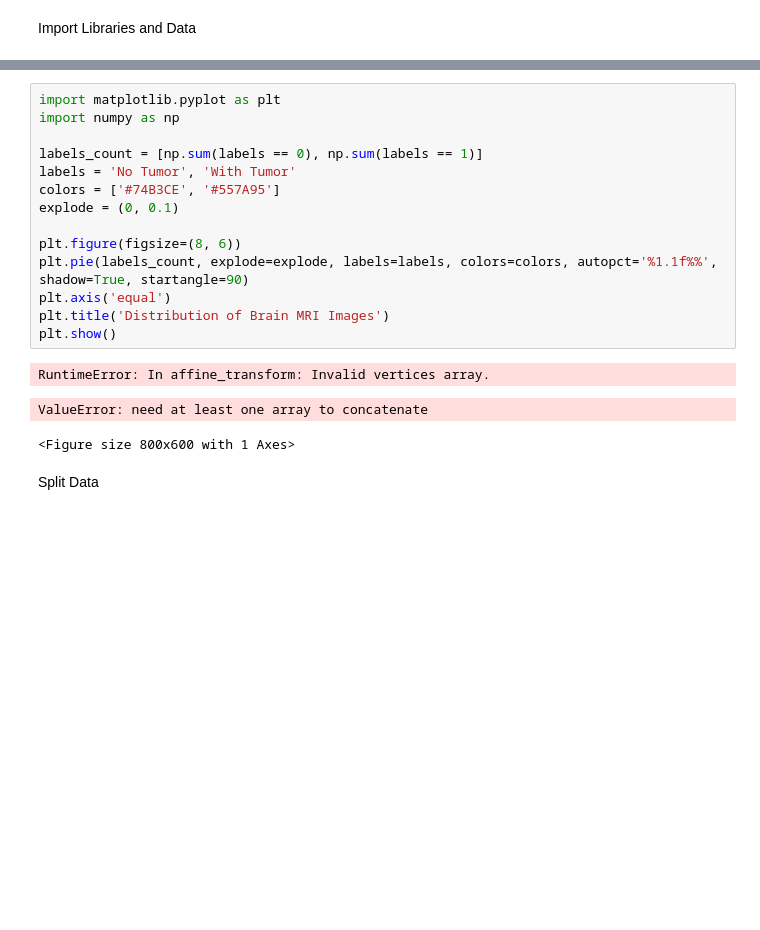
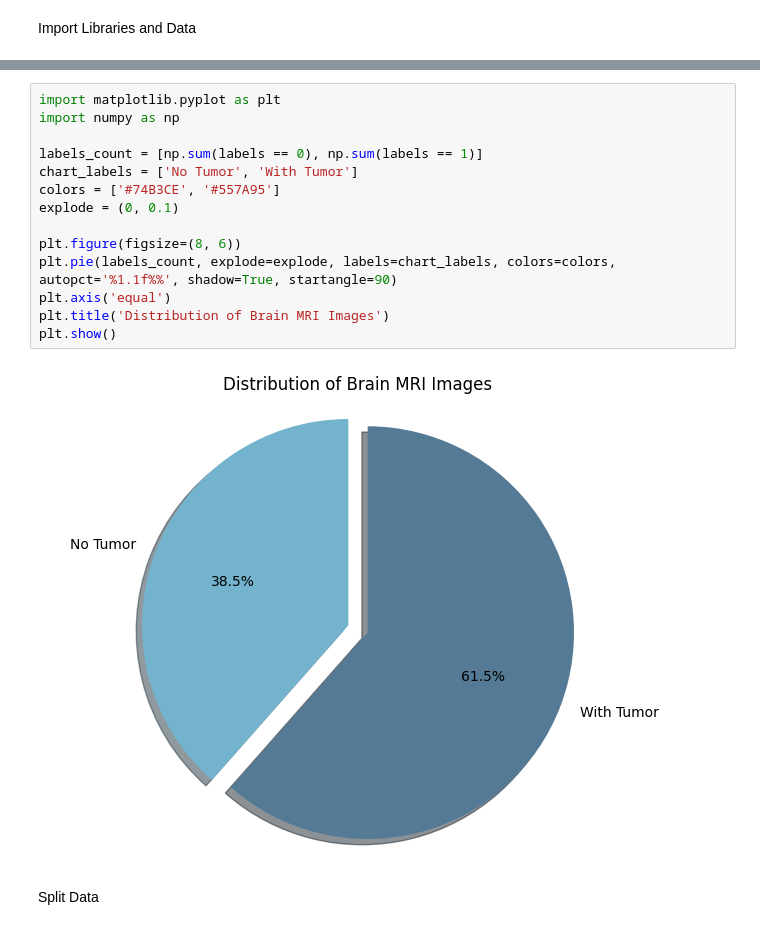
Before and after one commit to Ariamestra/BrainTumorFinal, a Jupyter notebook: BrainTumor.ipynb, the cells around one changed output, grey strips where cells are left out. Cells and saved outputs as stored; diff of their text form; blank space fills up the shorter version.

```diff
--- a/BrainTumor.ipynb
+++ b/BrainTumor.ipynb
@@ -364,20 +358,18 @@ display_random_images(images, titles)
 # %%
 import matplotlib.pyplot as plt
 import numpy as np
 
 labels_count = [np.sum(labels == 0), np.sum(labels == 1)]
-labels = 'No Tumor', 'With Tumor'
+chart_labels = ['No Tumor', 'With Tumor']
 colors = ['#74B3CE', '#557A95']
 explode = (0, 0.1)
 
 plt.figure(figsize=(8, 6))
-plt.pie(labels_count, explode=explode, labels=labels, colors=colors, autopct='%1.1f%%', shadow=True, startangle=90)
+plt.pie(labels_count, explode=explode, labels=chart_labels, colors=colors, autopct='%1.1f%%', shadow=True, startangle=90)
 plt.axis('equal')
 plt.title('Distribution of Brain MRI Images')
 plt.show()
 # %% [output]
-RuntimeError: In affine_transform: Invalid vertices array.
-ValueError: need at least one array to concatenate
-<Figure size 800x600 with 1 Axes>
+[figure, added]
 # %% [markdown]
 Split Data
```
Also changed, not shown: parts of 8 cells of this notebook.
